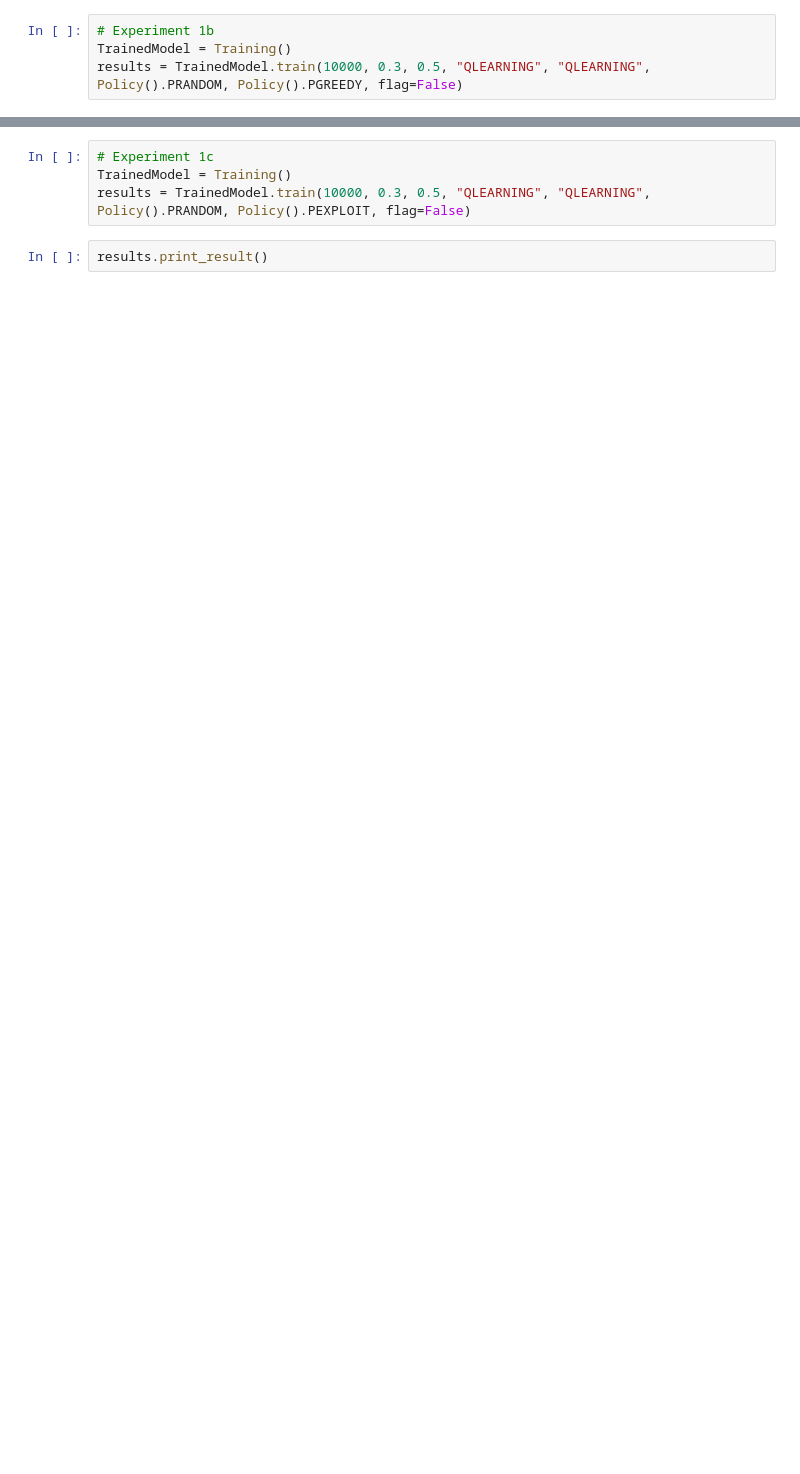
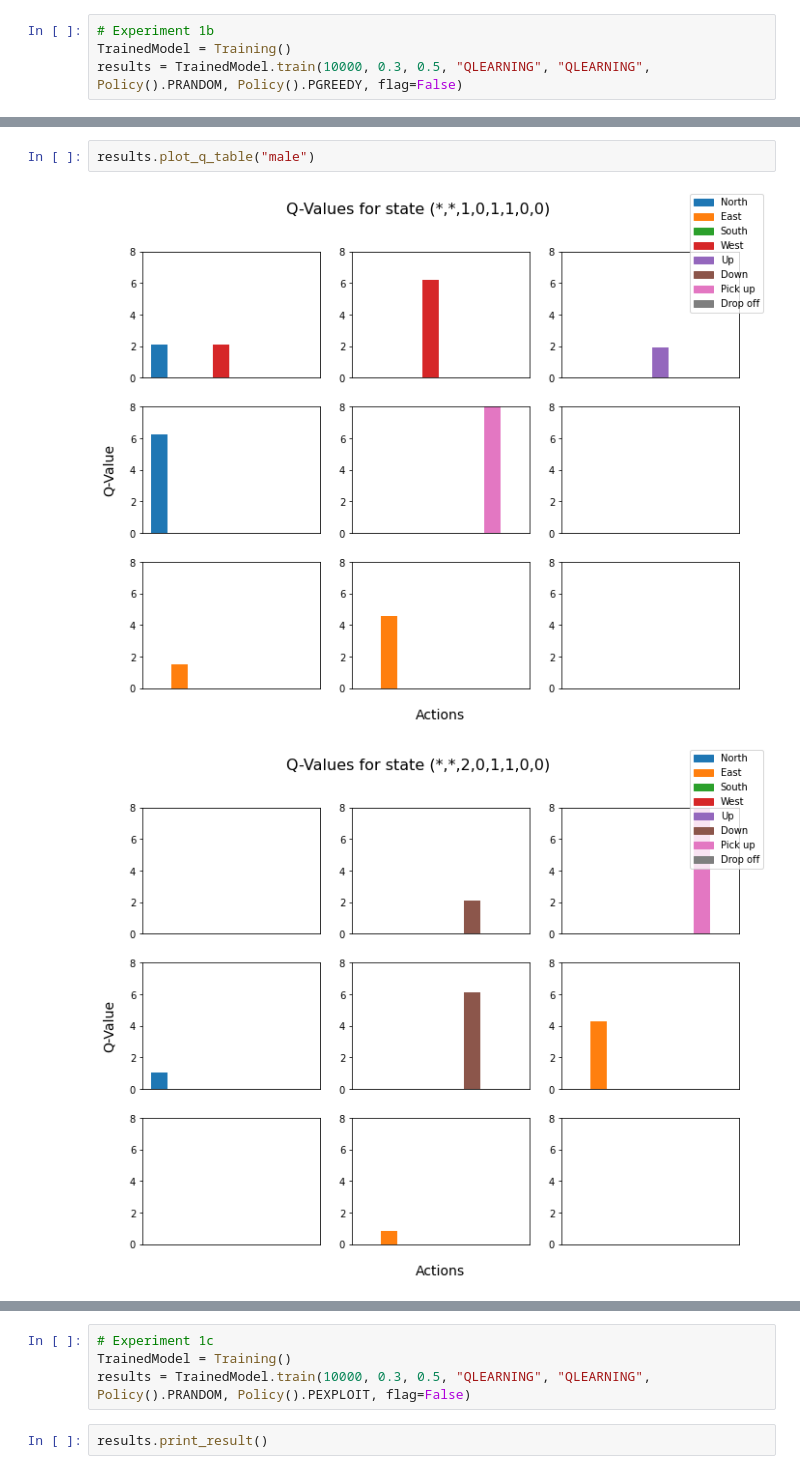
Before and after one commit to nghialuu14/COSC4368---Reinforcement-Learning, a Jupyter notebook: COSC4368 - Group Project.ipynb, the cells around one changed output, grey strips where cells are left out. Cells and saved outputs as stored; diff of their text form; blank space fills up the shorter version.

```diff
--- a/COSC4368 - Group Project.ipynb
+++ b/COSC4368 - Group Project.ipynb
@@ -659,0 +666,5 @@ Average drop off times:  10.23076923076923
+# %%
+results.plot_q_table("male")
+# %% [output]
+[figure, added]
+[figure, added]
```
Also changed, not shown: parts of 22 cells of this notebook.
